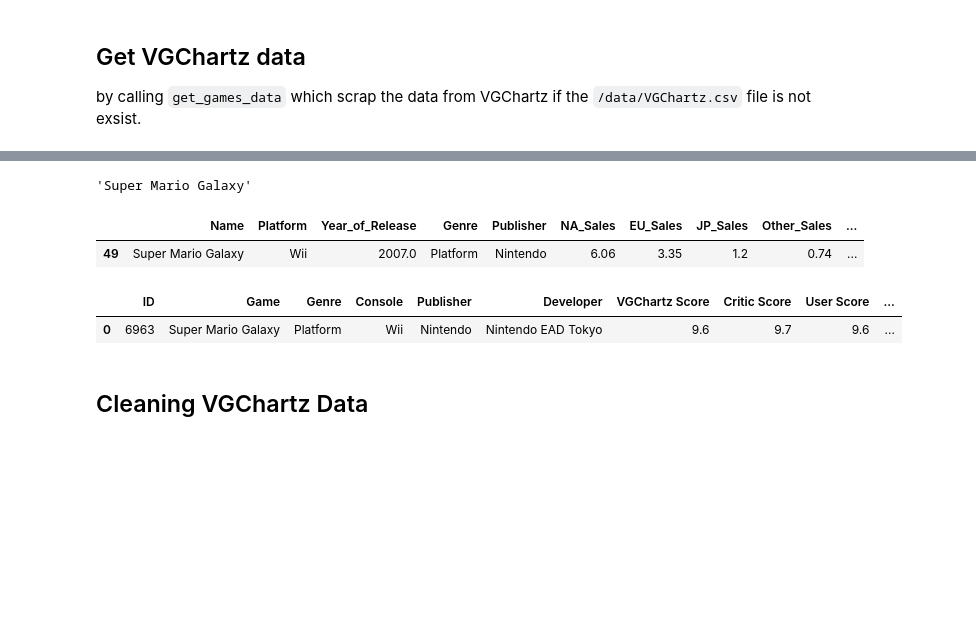
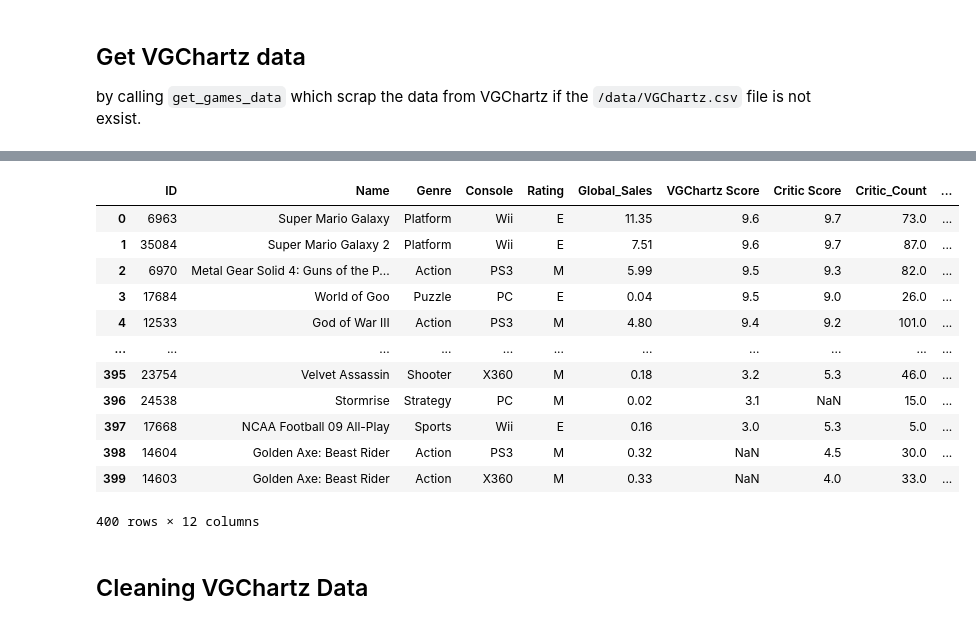
Before and after one commit to L9Sneaky/SDAIA_Regression, a Jupyter notebook: linear regression.ipynb, the cells around one changed output, grey strips where cells are left out. Saved outputs shown, nothing was run; the diff lists cells and outputs as text; code cells hidden in the pictures; blank space fills up the shorter version.

```diff
--- a/linear regression.ipynb
+++ b/linear regression.ipynb
@@ -42,14 +29,0 @@ df_ratings.head()
-# %%
-df.Game[0]
-# %% [output]
-'Super Mario Galaxy'
-# %%
-df_ratings[df_ratings['Name'] == 'Super Mario Galaxy']
-# %% [output]
-|  | Name | Platform | Year_of_Release | Genre | Publisher | NA_Sales | EU_Sales | JP_Sales | Other_Sales | ... |
-| 49 | Super Mario Galaxy | Wii | 2007.0 | Platform | Nintendo | 6.06 | 3.35 | 1.2 | 0.74 | ... |
-# %%
-df[df['Game'] == 'Super Mario Galaxy']
-# %% [output]
-|  | ID | Game | Genre | Console | Publisher | Developer | VGChartz Score | Critic Score | User Score | ... |
-| 0 | 6963 | Super Mario Galaxy | Platform | Wii | Nintendo | Nintendo EAD Tokyo | 9.6 | 9.7 | 9.6 | ... |
@@ -63,3 +30,19 @@ new_df = x.dropna(subset=['Rating'])[['ID', 'Name', 'Genre', 'Console', 'Rating'
+# %%
+new_df
+# %% [output]
+|  | ID | Name | Genre | Console | Rating | Global_Sales | VGChartz Score | Critic Score | Critic_Count | ... |
+| 0 | 6963 | Super Mario Galaxy | Platform | Wii | E | 11.35 | 9.6 | 9.7 | 73.0 | ... |
+| 1 | 35084 | Super Mario Galaxy 2 | Platform | Wii | E | 7.51 | 9.6 | 9.7 | 87.0 | ... |
+| 2 | 6970 | Metal Gear Solid 4: Guns of the P... | Action | PS3 | M | 5.99 | 9.5 | 9.3 | 82.0 | ... |
+| 3 | 17684 | World of Goo | Puzzle | PC | E | 0.04 | 9.5 | 9.0 | 26.0 | ... |
+| 4 | 12533 | God of War III | Action | PS3 | M | 4.80 | 9.4 | 9.2 | 101.0 | ... |
+| ... | ... | ... | ... | ... | ... | ... | ... | ... | ... | ... |
+| 395 | 23754 | Velvet Assassin | Shooter | X360 | M | 0.18 | 3.2 | 5.3 | 46.0 | ... |
+| 396 | 24538 | Stormrise | Strategy | PC | M | 0.02 | 3.1 | NaN | 15.0 | ... |
+| 397 | 17668 | NCAA Football 09 All-Play | Sports | Wii | E | 0.16 | 3.0 | 5.3 | 5.0 | ... |
+| 398 | 14604 | Golden Axe: Beast Rider | Action | PS3 | M | 0.32 | NaN | 4.5 | 30.0 | ... |
+| 399 | 14603 | Golden Axe: Beast Rider | Action | X360 | M | 0.33 | NaN | 4.0 | 33.0 | ... |
+400 rows × 12 columns
 # %% [markdown]
 ## Cleaning VGChartz Data
 # %%
```
Also changed, not shown: parts of 14 cells of this notebook, 10 other files.
